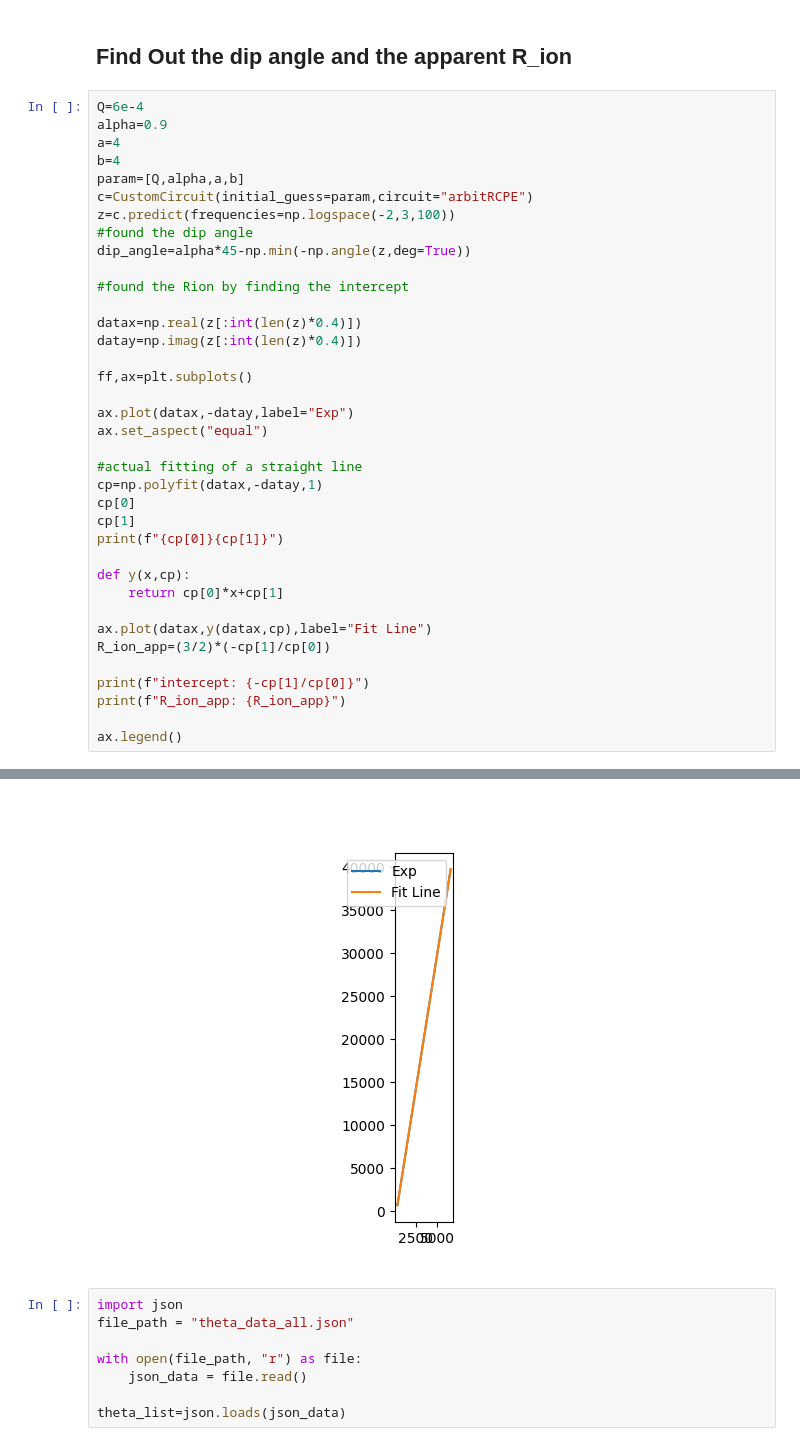
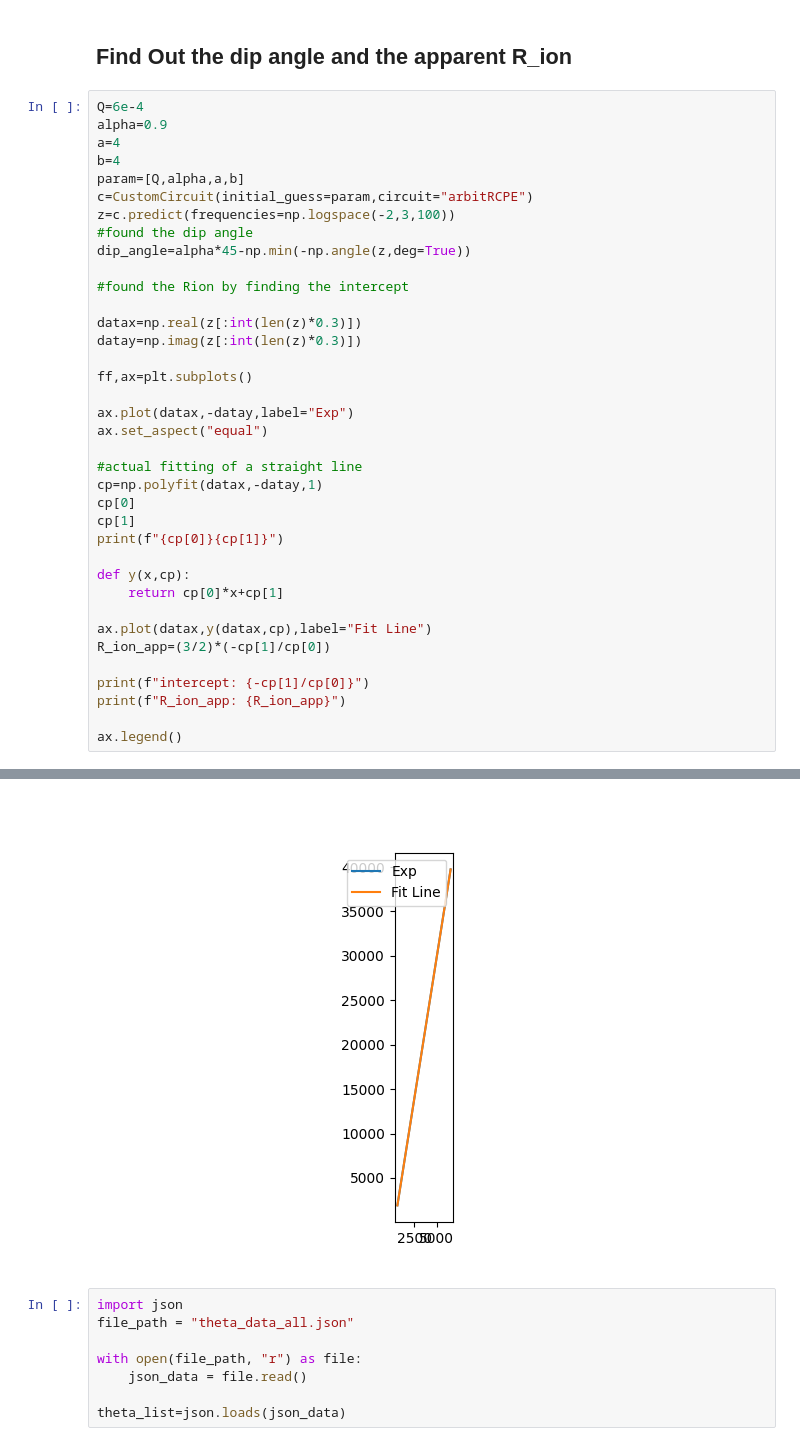
Before and after one commit to Yugal0/fitting-gen-arbitrary-eis, a Jupyter notebook: main_prof_1.ipynb, the cells around one changed output, grey strips where cells are left out. Cells and saved outputs as stored; diff of their text form.

```diff
--- a/main_prof_1.ipynb
+++ b/main_prof_1.ipynb
@@ -77,8 +77,8 @@ dip_angle=alpha*45-np.min(-np.angle(z,deg=True))
 
 #found the Rion by finding the intercept
 
-datax=np.real(z[:int(len(z)*0.4)])
-datay=np.imag(z[:int(len(z)*0.4)])
+datax=np.real(z[:int(len(z)*0.3)])
+datay=np.imag(z[:int(len(z)*0.3)])
 
 ff,ax=plt.subplots()
 
@@ -108,5 +108,5 @@ R_ion_app: 410.45886104382265
 <matplotlib.legend.Legend at 0x...>
-[figure, old version]
+[figure, new version]
 # %%
 import json
 file_path = "theta_data_all.json"
```
Also changed, not shown: parts of 5 cells of this notebook, 7 other files.
